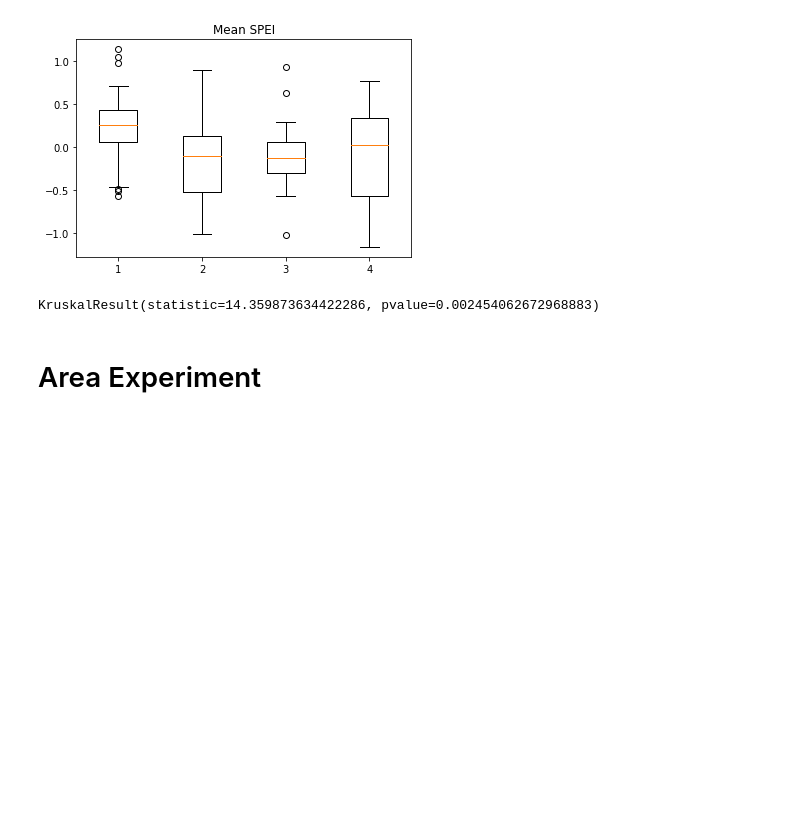
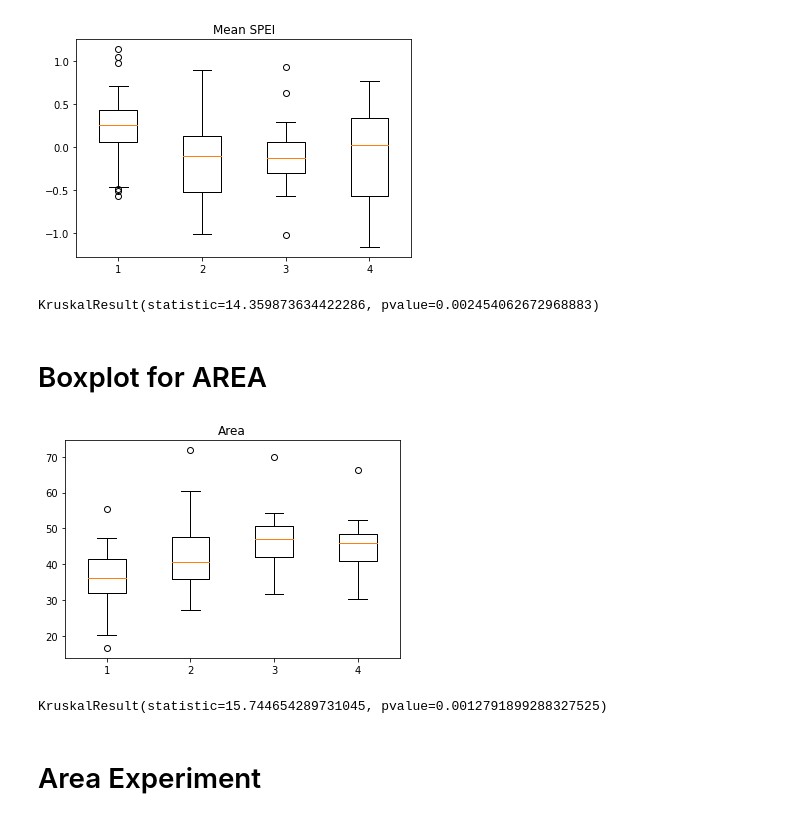
Before and after one commit to mikewellmeansme/TracheidClustering, a Jupyter notebook: notebooks/boxplot.ipynb, the cells around one changed output. Drawn from its saved outputs; the diff is of its cells as text; code cells hidden in the pictures; blank space fills up the shorter version.

```diff
--- a/notebooks/boxplot.ipynb
+++ b/notebooks/boxplot.ipynb
@@ -95,6 +78,25 @@ plt.show()
 mstats.kruskalwallis(list(c1[1:]['Mean_SPEI']), list(c2['Mean_SPEI']), list(c3['Mean_SPEI']), list(c4['Mean_SPEI']))
 # %% [output]
 KruskalResult(statistic=14.359873634422286, pvalue=0.002454062672968883)
+# %% [markdown]
+# Boxplot for AREA
+# %%
+scale_table = pd.read_excel('../output/to_send/005/scale_table.xlsx')
+# %%
+c1 = scale_table[scale_table['Class 4']==1]
+c2 = scale_table[scale_table['Class 4']==2]
+c3 = scale_table[scale_table['Class 4']==3]
+c4 = scale_table[scale_table['Class 4']==4]
+# %%
+plt.boxplot([c1['Area'].dropna(), c2['Area'].dropna(), c3['Area'].dropna(), c4['Area'].dropna()])
+plt.title('Area')
+plt.show()
+# %% [output]
+[figure, added]
+# %%
+mstats.kruskalwallis(list(c1['Area'].dropna()), list(c2['Area'].dropna()), list(c3['Area'].dropna()), list(c4['Area'].dropna()))
+# %% [output]
+KruskalResult(statistic=15.744654289731045, pvalue=0.0012791899288327525)
 # %% [markdown]
 # Area Experiment
 # %%
```
Also changed, not shown: parts of 6 cells of this notebook, 3 other files.
